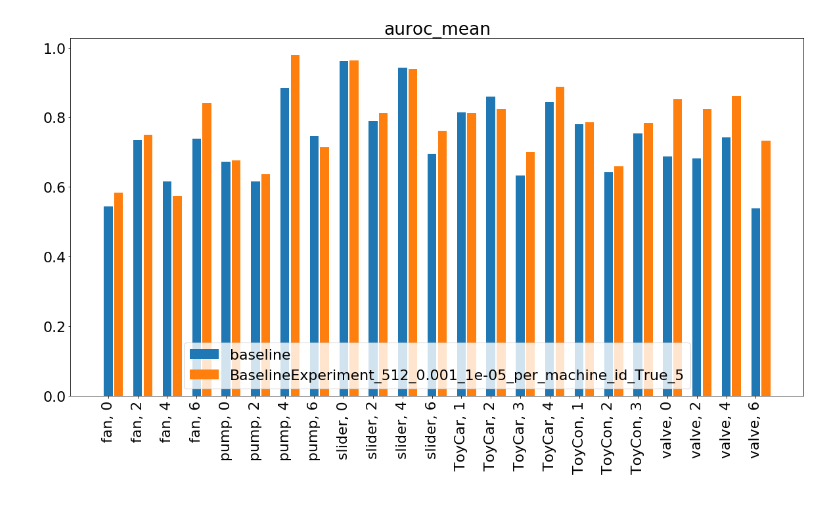
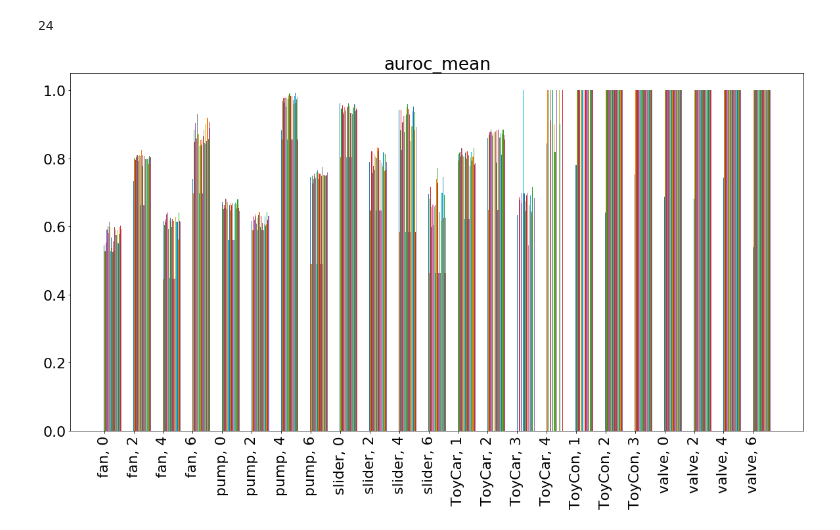
Before and after one commit to OptimusPrimus/dcase2020_task2, a Jupyter notebook: notebooks/bar_plot.ipynb, the cells around one changed output. Cells and saved outputs as stored; diff of their text form; code cells hidden in the pictures.

Commit message:
add baseline, change features

```diff
--- a/notebooks/bar_plot.ipynb
+++ b/notebooks/bar_plot.ipynb
@@ -1,9 +1,10 @@
 # %%
 from pymongo import MongoClient
-import pandas as pd
 from matplotlib import pyplot as plt
 import numpy as np
 from dcase2020_task2.data_sets.mcm_dataset import INVERSE_CLASS_MAP, TRAINING_ID_MAP, CLASS_MAP
+
+import pandas as pd
 import json
 
 baseline_auc = {
@@ -57,10 +58,10 @@ def get_experiment(runs, name, metric='auroc_mean'):
                 machine_dict[experiment['config']['machine_id']] = result.get(
                     machine_type, {}
                 ).get(
-                    f'json://{{"dtype": "int64", "py/object": "numpy.int64", "value": {machine_id}}}', -1
-                )['py/tuple'][metirc_idx]['value']
+                    f'json://{machine_id}', -1
+                )['py/tuple'][metirc_idx]
             else:
-                machine_dict[experiment['config']['machine_id']] = -1
+                machine_dict[experiment['config']['machine_id']] = 0
     return experiment_dict
 
 
@@ -81,37 +80,50 @@ client = MongoClient('mongodb://student2.cp.jku.at:27017/')
+# %%
+client = MongoClient('mongodb://student2.cp.jku.at:27017/')
+#experiments_made = [r for r in client.dcase2020_2_madog.runs.find({"experiment.name": "dcase2020_task2_BaselineExperiment"})]
+experiments = [r for r in client.dcase2020_task2_ae_baseline_gridsearch.runs.find({"experiment.name": "dcase2020_task2_BaselineExperiment"})]
+# %%
+descriptors = set()
+for experiment in experiments:
+    descriptors = descriptors.union(set([experiment['config']['descriptor']]))
+len(descriptors)
+# %% [output]
+24
 # %%
 metric = 'auroc_mean'
 bar_width = 0.6
-bar_spacing=0.05
+bar_spacing=0.00
 
-data = [
-    get_record(baseline_auc),
-    get_record(
-        get_experiment(
-            [r for r in client.dcase2020_2_madog.runs.find({"experiment.name": "dcase2020_task2_BaselineExperiment"})],
-            'BaselineExperiment_512_0.001_1e-05_per_machine_id_True_5',
-            metric=metric
+data = [get_record(baseline_auc)]
+
+for descriptor in descriptors:
+    data.append(
+        get_record(
+            get_experiment(
+                experiments,
+                descriptor,
+                metric=metric
+            )
         )
     )
-]
 
 plt.figure(figsize=(20,10))
 plt.rcParams.update({'font.size': 22})
 plt.title(f'{metric}')
 labels = []
 for i in range(6):
     for j in TRAINING_ID_MAP[i]:
         labels.append("{}, {}".format(INVERSE_CLASS_MAP[i][:6], j))
 
 for i, d in enumerate(data):
     plt.bar(
         np.arange(len(labels)) + i * (bar_width / len(data) + bar_spacing),
         d[1:],
         bar_width/ len(data),
         label=d[0]
     )
 
 plt.xticks(np.arange(len(labels)), labels, rotation='vertical')
-plt.legend(loc='lower center')
+#plt.legend(loc='lower center')
 plt.show()
 # %% [output]
-[figure, old version]
+[figure, new version]
```
Also changed, not shown: parts of 2 cells of this notebook, 2 other files.
